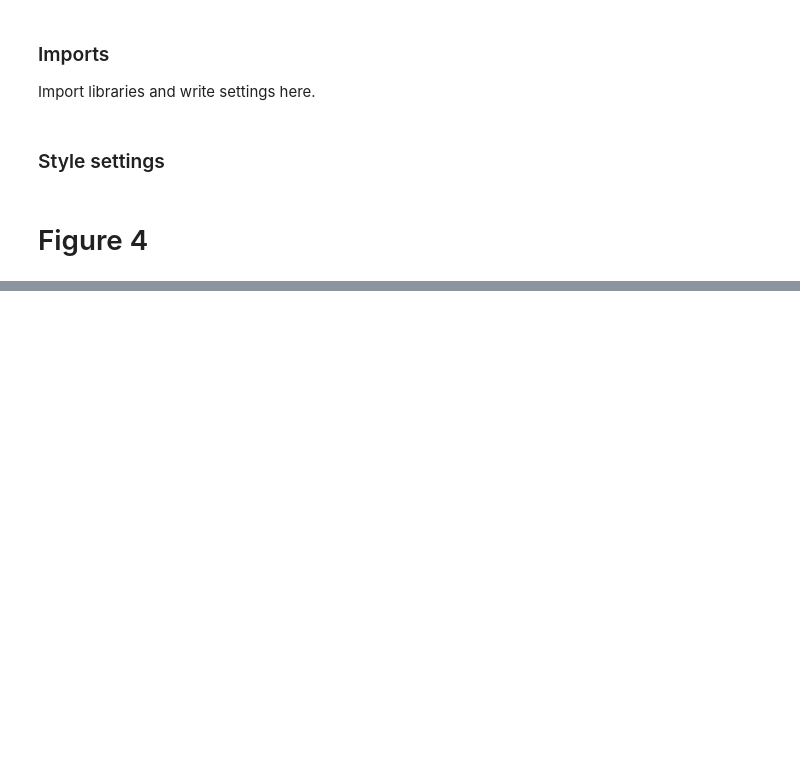
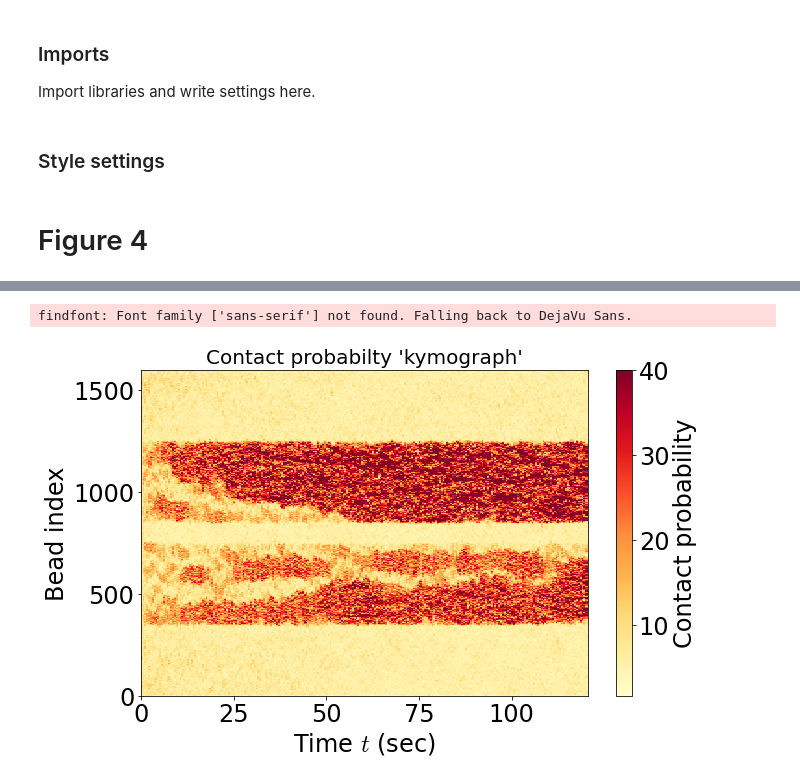
Before and after one commit to palladio11/aLENS_analysis, a Jupyter notebook: notebooks/chromatin_notebooks/Dyn_cond_figs/Figure4.ipynb, the cells around one changed output, grey strips where cells are left out. Saved outputs shown, nothing was run; the diff lists cells and outputs as text; code cells hidden in the pictures; blank space fills up the shorter version.

```diff
--- a/notebooks/chromatin_notebooks/Dyn_cond_figs/Figure4.ipynb
+++ b/notebooks/chromatin_notebooks/Dyn_cond_figs/Figure4.ipynb
@@ -91,5 +91,10 @@ colors = cycle(mcolors.XKCD_COLORS.keys())
 
 register_cmaps()
 plt.rcParams['image.cmap'] = 'YlOrRd'
+# %%
+cluster_similarity_threshold = .4
+nskip = 10 # Time snapshot skips for cluster finding. = 10 secs
+vmax = 40 # Max colorbar value in kymographs
+tree_length = 30 # min length of a cluster tree in time snapshots. = 15 sec
 # %% [markdown]
 # Figure 4
@@ -95,0 +115,14 @@ plt.rcParams['image.cmap'] = 'YlOrRd'
+# %%
+h5_contact_file = ceph_path / "DynCondPaper/24-03-05_aLc1_line1600_Pin5um_Ke30_ks100_2patch_100sep/analysis/contact_analysis.h5"
+
+fig, axarr = plt.subplots(1,1, figsize=(10, 6))
+_ = axarr.set_ylim(0, 1600)
+
+with h5py.File(h5_contact_file, 'r') as h5_data:
+    time_arr = h5_data['time'][...]
+    contact_kymo = h5_data['contact_kymo'][...]
+
+    cgf.plot_contact_kymo(fig, axarr, time_arr, contact_kymo, vmax=vmax)
+# %% [output]
+findfont: Font family ['sans-serif'] not found. Falling back to DejaVu Sans.
+[figure, added]
```
Also changed, not shown: parts of 7 cells of this notebook, 2 other files.
